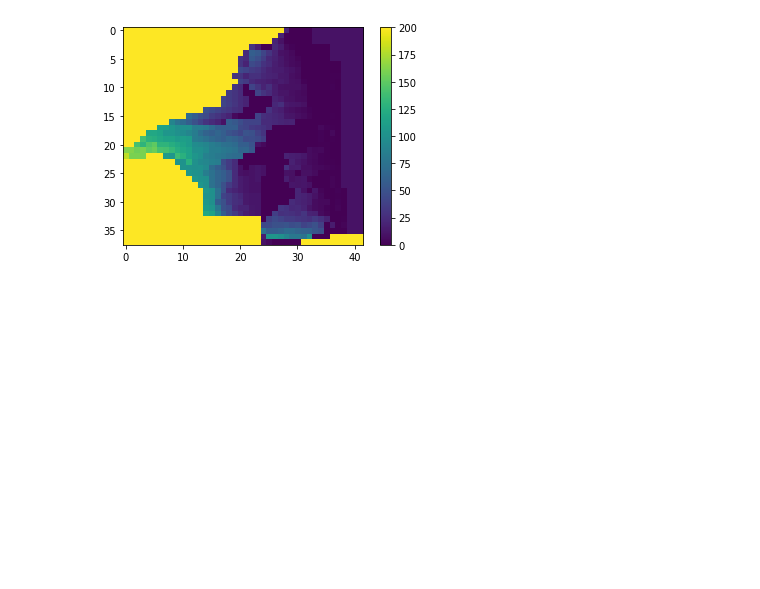
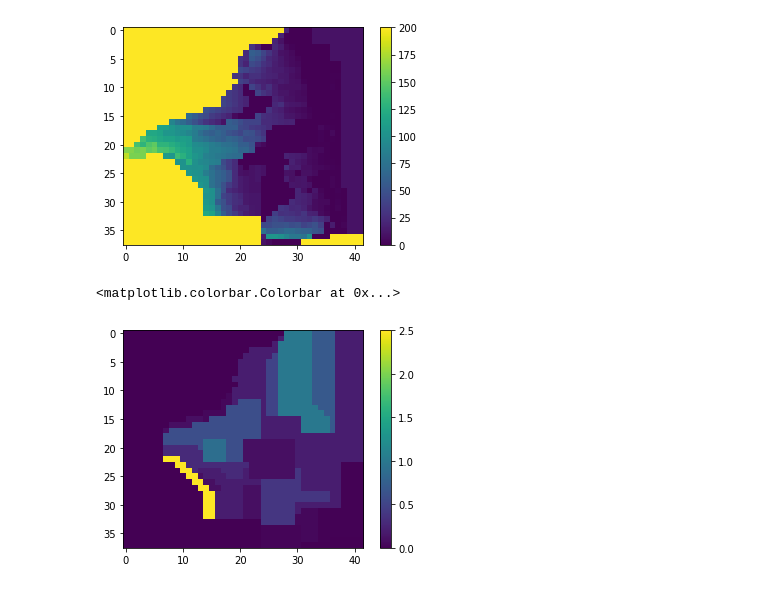
Before and after one commit to LudovicSchorpp/TM_Ludovic_Schorpp, a Jupyter notebook: codes_tests/Chabart/notebooks/Import data.ipynb, the cells around one changed output. Cells and saved outputs as stored; diff of their text form; code cells hidden in the pictures; blank space fills up the shorter version.

```diff
--- a/codes_tests/Chabart/notebooks/Import data.ipynb
+++ b/codes_tests/Chabart/notebooks/Import data.ipynb
@@ -1,4 +1,11 @@
 # %%
+import pandas as pd
+import matplotlib
+import matplotlib.pyplot as plt
+import numpy as np
+from mpl_toolkits import mplot3d
+
+
 sub_c1 = "../data/sub_c1.csv"
 sub_c2 = "../data/sub_c2.csv"
 sub_c3 = "../data/sub_c3.csv"
@@ -9,6 +16,9 @@ deb_c2 = "../data/prelev_c2.csv"
 deb_c3 = "../data/prelev_c3.csv"
 rch_zones = "../data/rch_zone.csv"
 topo = "../data/topo.csv"
+perma1 = "../data/perma1.csv"
+perma2 = "../data/perma2.csv"
+perma3 = "../data/perma3.csv"
 # %%
 #1st layer
 sub_c1 = pd.read_csv(sub_c1,sep=";",header=None,na_values=None)
@@ -82,6 +92,14 @@ plt.colorbar(b)
 b.set_clim(0,200)
 # %% [output]
 [figure]
+# %%
+a = pd.read_csv(perma3,sep=";",header=None)
+#top[top==7777]=None # remove nodata
+b=plt.imshow(a)
+plt.colorbar(b)
+# %% [output]
+<matplotlib.colorbar.Colorbar at 0x...>
+[figure, added]
 # %%
 idomain_1 = np.zeros([38,42])
 idomain_2 = np.zeros([38,42])
```
Also changed, not shown: parts of 12 cells of this notebook, 3 other files.
